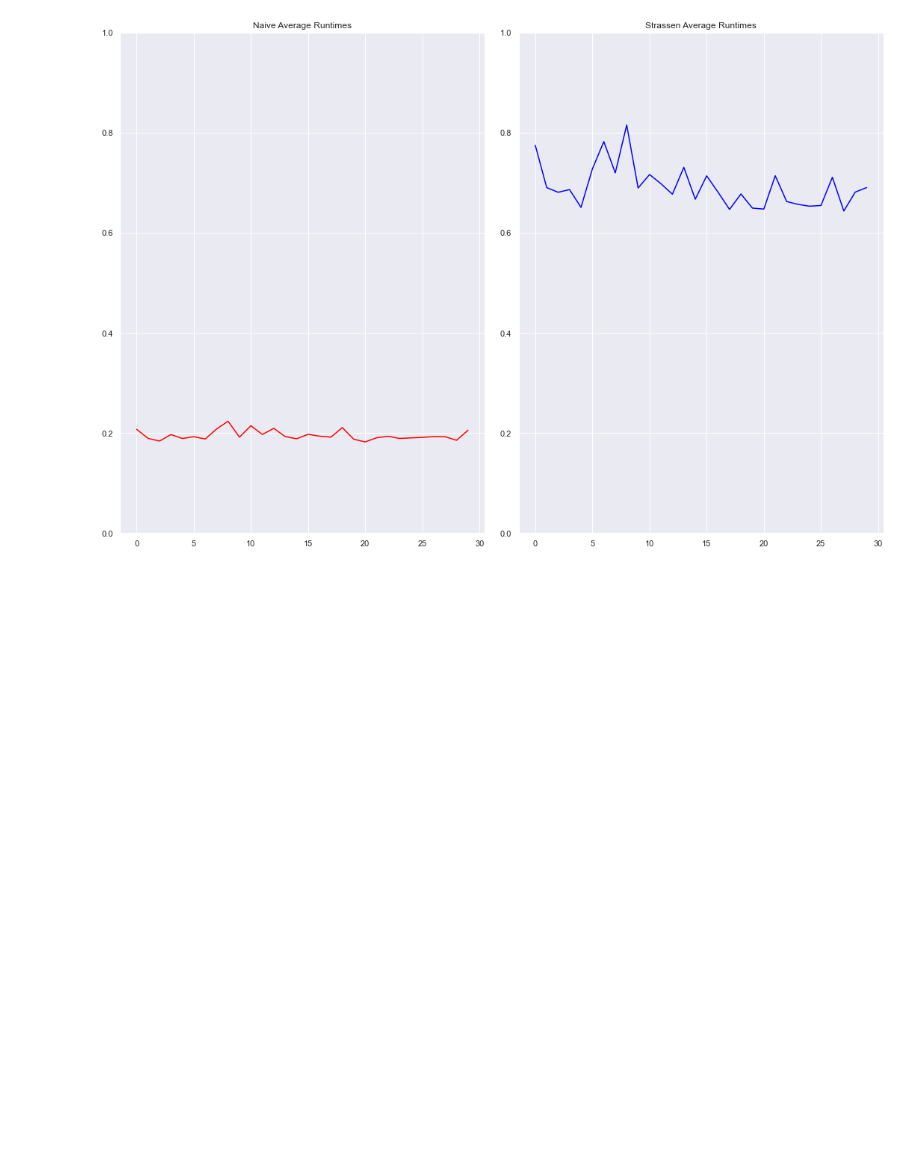
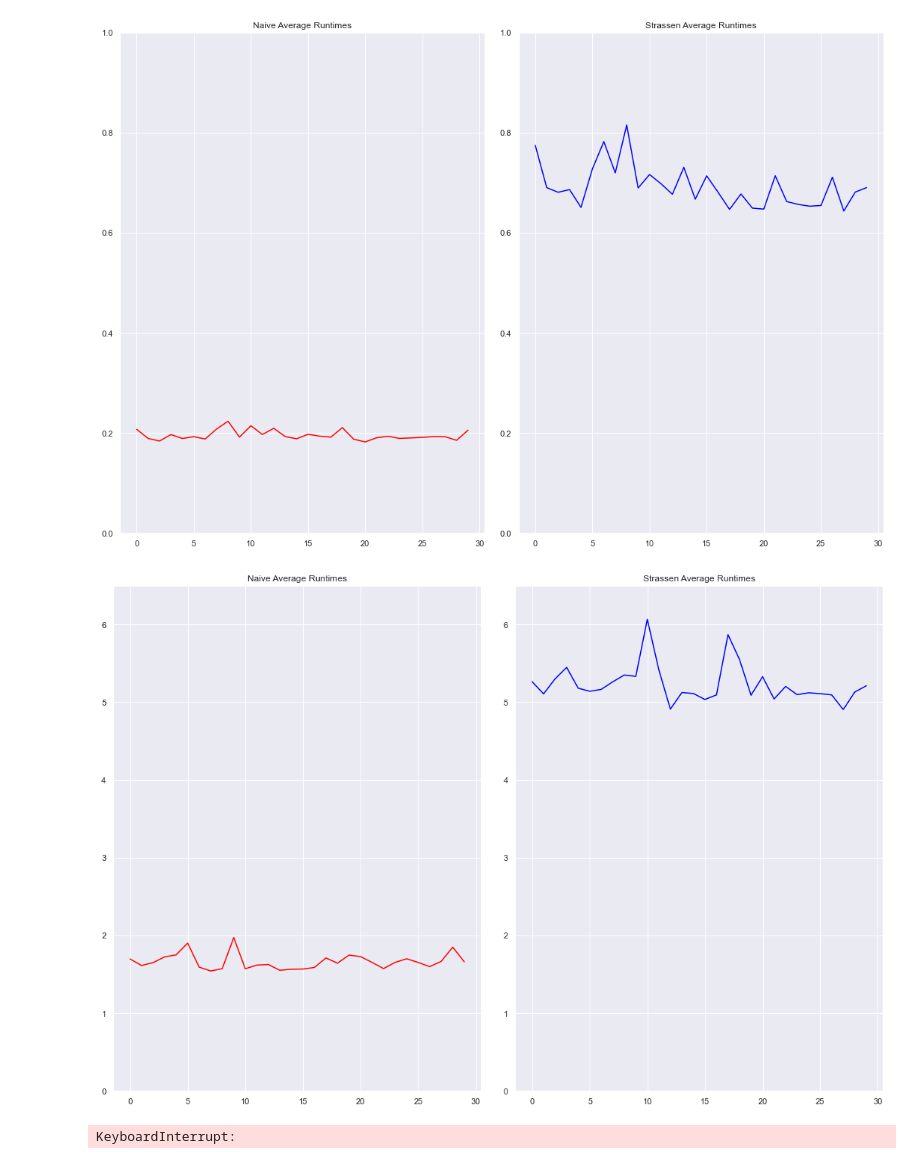
Before and after one commit to JoshuaPark823/RuntimeComparison_Search, a Jupyter notebook: ComparingStrassensAlgorithmNaiveMM.ipynb, the cells around one changed output. Drawn from its saved outputs; the diff is of its cells as text; code cells hidden in the pictures; blank space fills up the shorter version.

```diff
--- a/ComparingStrassensAlgorithmNaiveMM.ipynb
+++ b/ComparingStrassensAlgorithmNaiveMM.ipynb
@@ -129,25 +129,21 @@ def split(matrix: np.matrix):
     """
     row, col = matrix.shape
     row2, col2 = row//2, col//2
-    return matrix[:row2, :col2], matrix[:row2, col2:], matrix[row2:, :col2], matrix[row2:, col2:]
 
-def strassen(x: np.matrix, y: np.matrix):
-    """
-    Computes matrix product by divide and conquer approach, recursively.
-    Input: nxn matrices x and y
-    Output: nxn matrix, product of x and y
-    """
+    return matrix[:row2, :col2], matrix[:row2, col2:], \
+  		   matrix[row2:, :col2], matrix[row2:, col2:]
 
-    # Base case when size of matrices is 1x1
-    if len(x) == 1:
-        return x * y
+def strassen(A: np.matrix, B: np.matrix) -> np.matrix:
 
-    # Splitting the matrices into quadrants. This will be done recursively
-    # until the base case is reached.
-    a, b, c, d = split(x)
-    e, f, g, h = split(y)
+    # Base case for 1x1 matrices
+    if len(A) == 1:
+        return A * B
 
-    # Computing the 7 products, recursively (p1, p2...p7)
+    # Splitting the matrices into quadrants.
+    a, b, c, d = split(A)
+    e, f, g, h = split(B)
+
+    # Computing the products (p1, p2, ..., p7) recursively.
     p1 = strassen(a, f - h)
     p2 = strassen(a + b, h)
     p3 = strassen(c + d, e)
@@ -156,16 +152,15 @@ def strassen(x: np.matrix, y: np.matrix):
     p6 = strassen(b - d, g + h)
     p7 = strassen(a - c, e + f)
 
-    # Computing the values of the 4 quadrants of the final matrix c
+    # Create matrix C by combining the four quadrants
     c11 = p5 + p4 - p2 + p6
     c12 = p1 + p2
     c21 = p3 + p4
     c22 = p1 + p5 - p3 - p7
 
-    # Combining the 4 quadrants into a single matrix by stacking horizontally and vertically.
-    c = np.vstack((np.hstack((c11, c12)), np.hstack((c21, c22))))
+    C = np.vstack((np.hstack((c11, c12)), np.hstack((c21, c22))))
 
-    return c
+    return C
 
 def time_strassen(input_size: int) -> None:
     matrix = create_matrix(input_size)
@@ -235,0 +229,8 @@ plot_average_runtimes(15, 1024, 10)
+# %%
+plot_average_runtimes(30, 128, 6.5)
+# %% [output]
+[figure, added]
+# %%
+test_naive(1000)
+# %% [output]
+KeyboardInterrupt:
```
Also changed, not shown: parts of 1 cell of this notebook, 4 other files.
